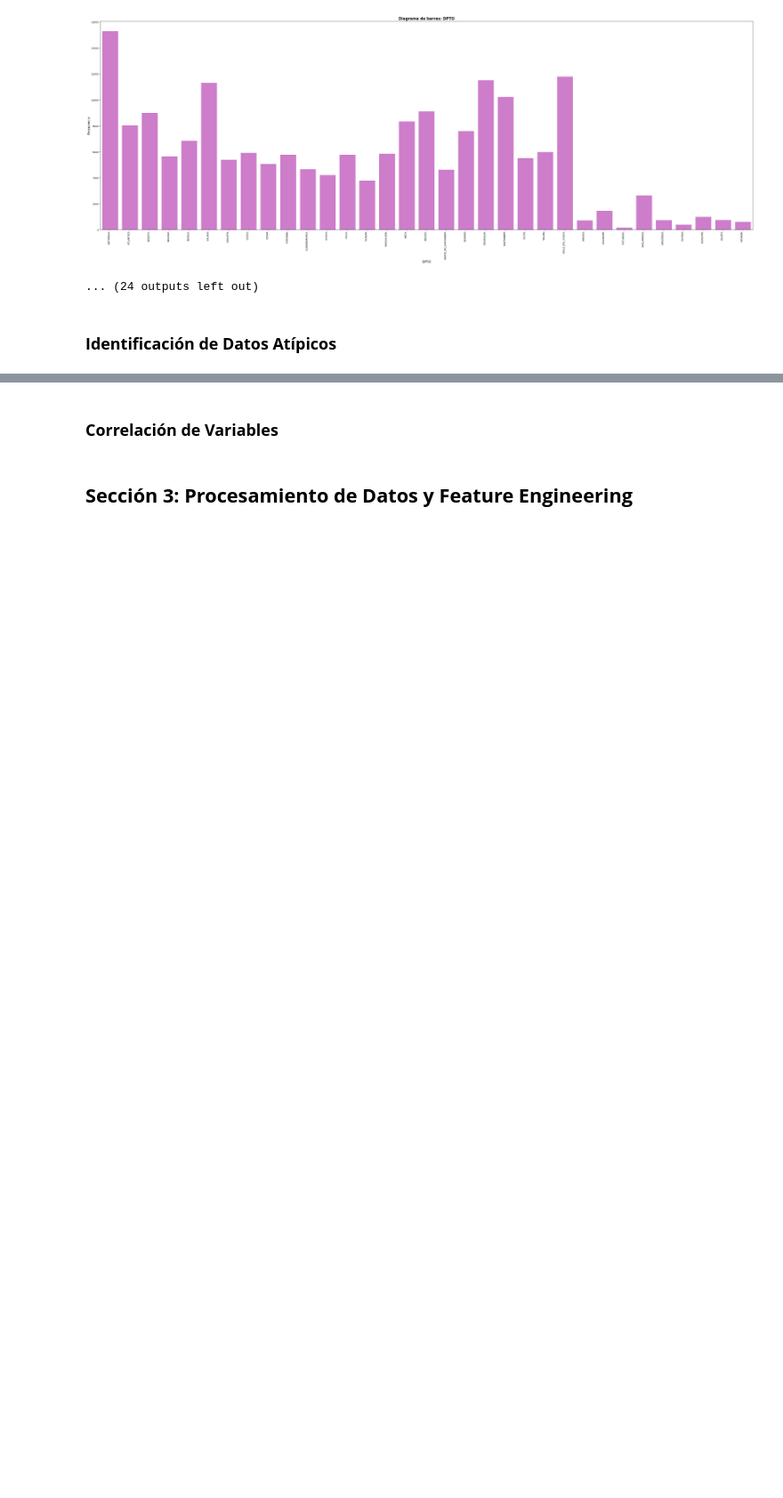
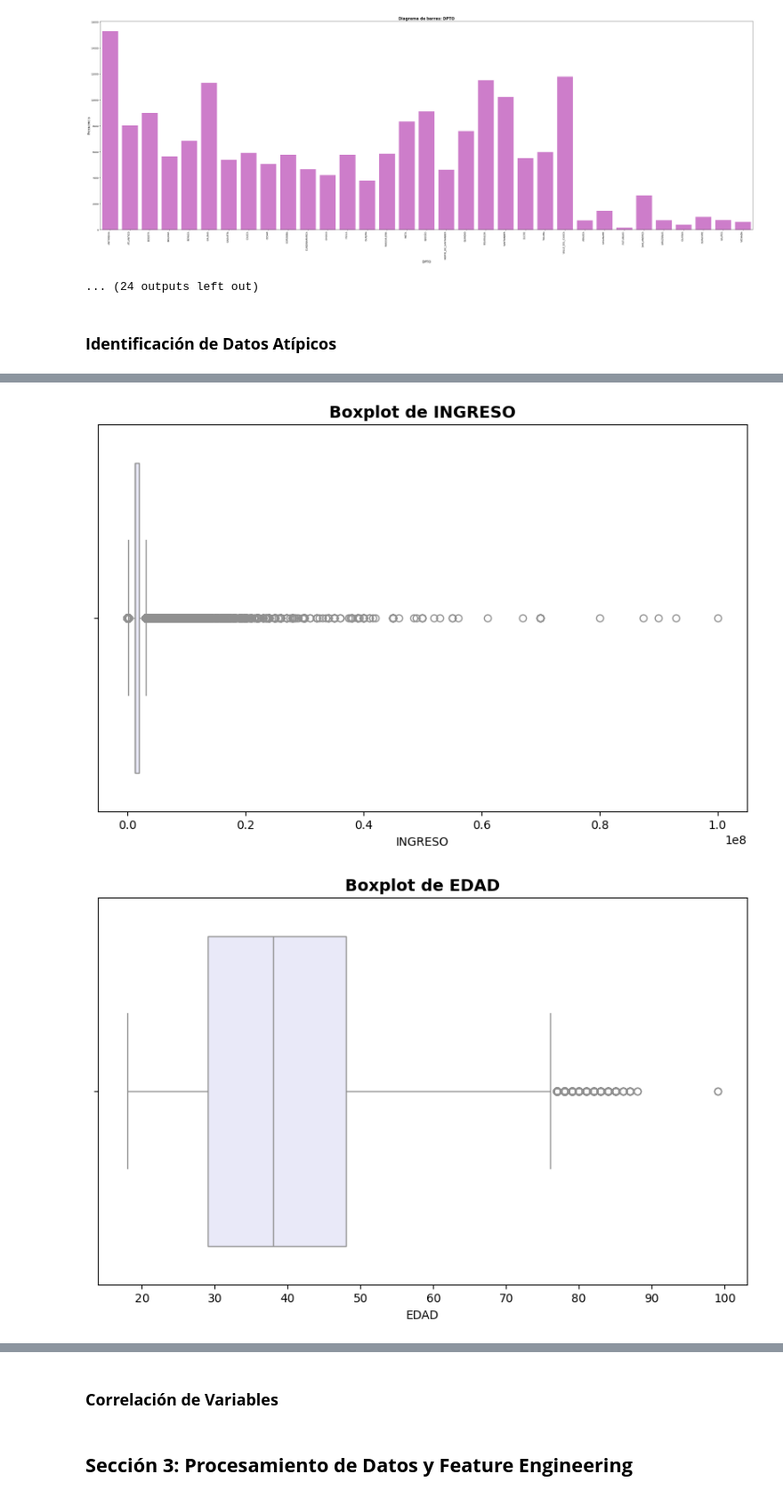
Before and after one commit to MariSalas23/ANALITICA_FINAL, a Jupyter notebook: ANALITICA_FINAL copy 2.ipynb, the cells around one changed output, grey strips where cells are left out. Shown at 89% size. Drawn from its saved outputs; the diff is of its cells as text; code cells hidden in the pictures; blank space fills up the shorter version.

Commit message:
Boxplots y outliers

```diff
--- a/ANALITICA_FINAL copy 2.ipynb
+++ b/ANALITICA_FINAL copy 2.ipynb
@@ -753,0 +774,12 @@ for column in category_columns:
+# %%
+columns_numeric = df_ingreso.select_dtypes(include=["int64", "float64"]).columns
+
+# Crear un diagrama de cajas para cada columna numérica
+for column in columns_numeric:
+      plt.figure(figsize=(10, 6))
+      sns.boxplot(x=df_ingreso[column], color="lavender")
+      plt.title(f"Boxplot de {column}", fontsize=14, fontweight="bold")
+      plt.show()
+# %% [output]
+[figure, added]
+[figure, added]
```
Also changed, not shown: parts of 8 cells of this notebook.
